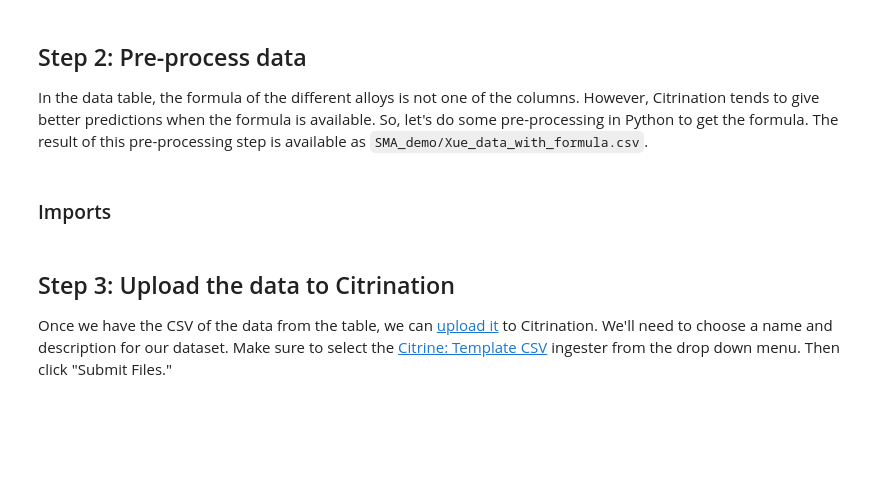
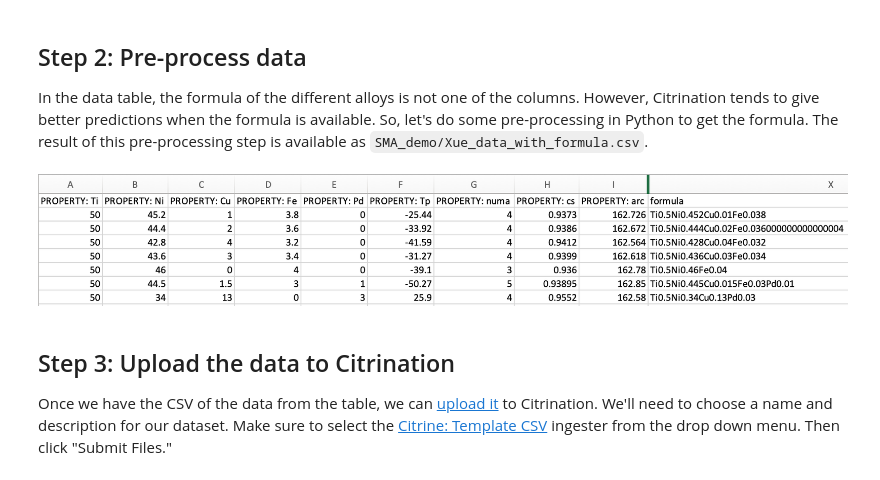
Before and after one commit to CitrineInformatics/learn-citrination, a Jupyter notebook: JournalPaperToModel.ipynb, the cells around one changed output. Cells and saved outputs as stored; diff of their text form; code cells hidden in the pictures; blank space fills up the shorter version.

```diff
--- a/JournalPaperToModel.ipynb
+++ b/JournalPaperToModel.ipynb
@@ -18,5 +23,3 @@ In the paper by Xue et al., there is a data table in the supplementary files, wh
 ## Step 2: Pre-process data
 
 In the data table, the formula of the different alloys is not one of the columns. However, Citrination tends to give better predictions when the formula is available. So, let's do some pre-processing in Python to get the formula. The result of this pre-processing step is available as `SMA_demo/Xue_data_with_formula.csv`.
-# %% [markdown]
-### Imports
@@ -42,6 +42,10 @@ data = data.assign(formula=formula.values)
 
 #  Write output to new CSV
 data.to_csv("./SMA_demo/Xue_data_with_formula.csv", index=False, header=True)
+# %%
+Image(filename='./SMA_demo/csv_postprocess.png', width=900)
+# %% [output]
+[figure, added]
 # %% [markdown]
 ## Step 3: Upload the data to Citrination
 
```
Also changed, not shown: parts of 5 cells of this notebook, 7 other files.
